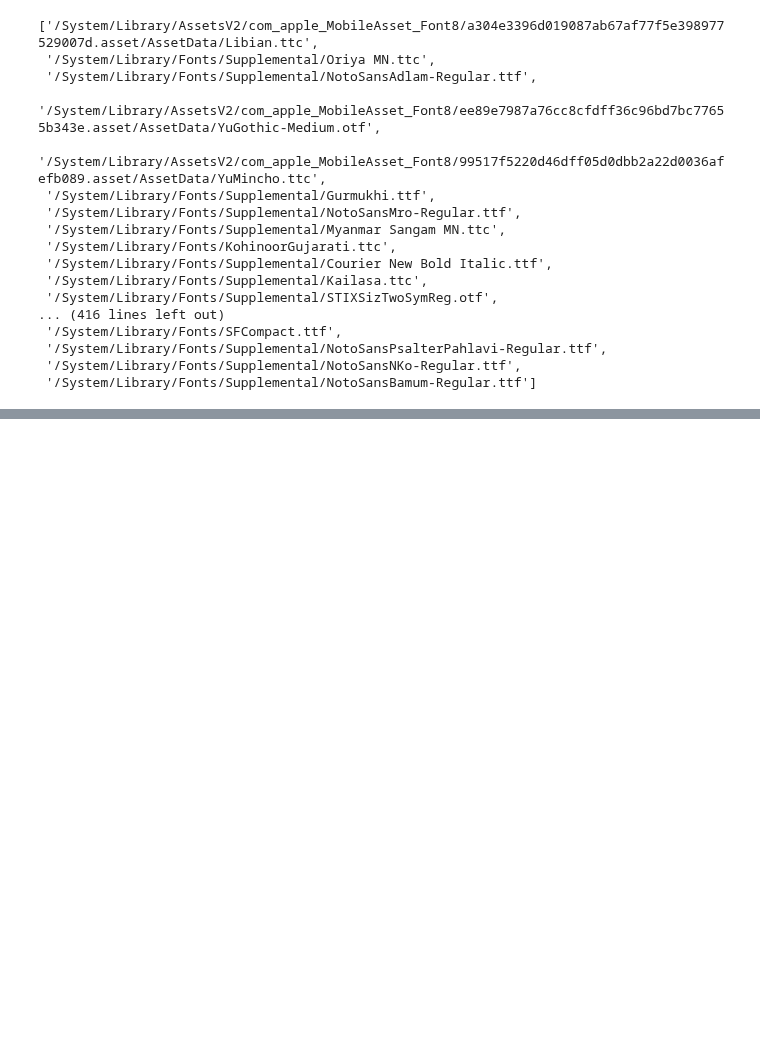
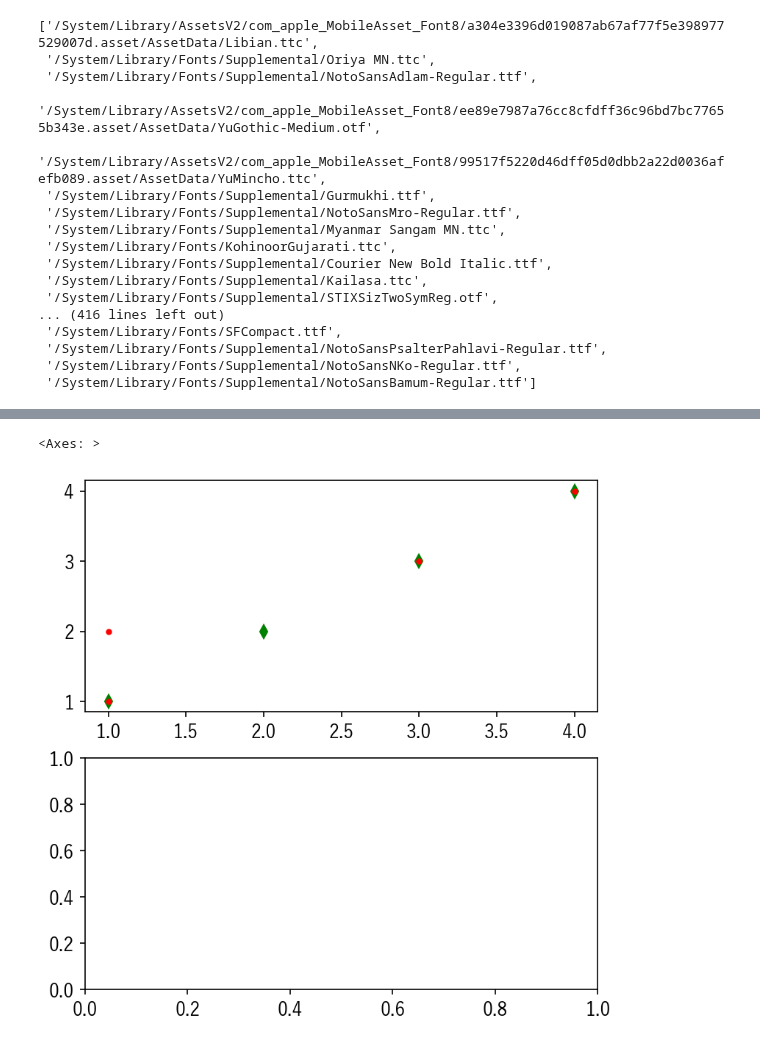
Before and after one commit to pyodolski/python-study, a Jupyter notebook: lab9.ipynb, the cells around one changed output, grey strips where cells are left out. Drawn from its saved outputs; the diff is of its cells as text; code cells hidden in the pictures; blank space fills up the shorter version.

```diff
--- a/lab9.ipynb
+++ b/lab9.ipynb
@@ -70,0 +106,8 @@ font_list
+# %%
+plt.figure(figsize=(6,6), dpi=150) # 해상도
+plt.subplot(211)
+plt.plot([1,2,3,4],[1,2,3,4],'gd',[4,3,1,1],[4,3,2,1],'r.')
+plt.subplot(2,1,2)
+# %% [output]
+<Axes: >
+[figure, added]
```
Also changed, not shown: parts of 6 cells of this notebook, 2 other files.
